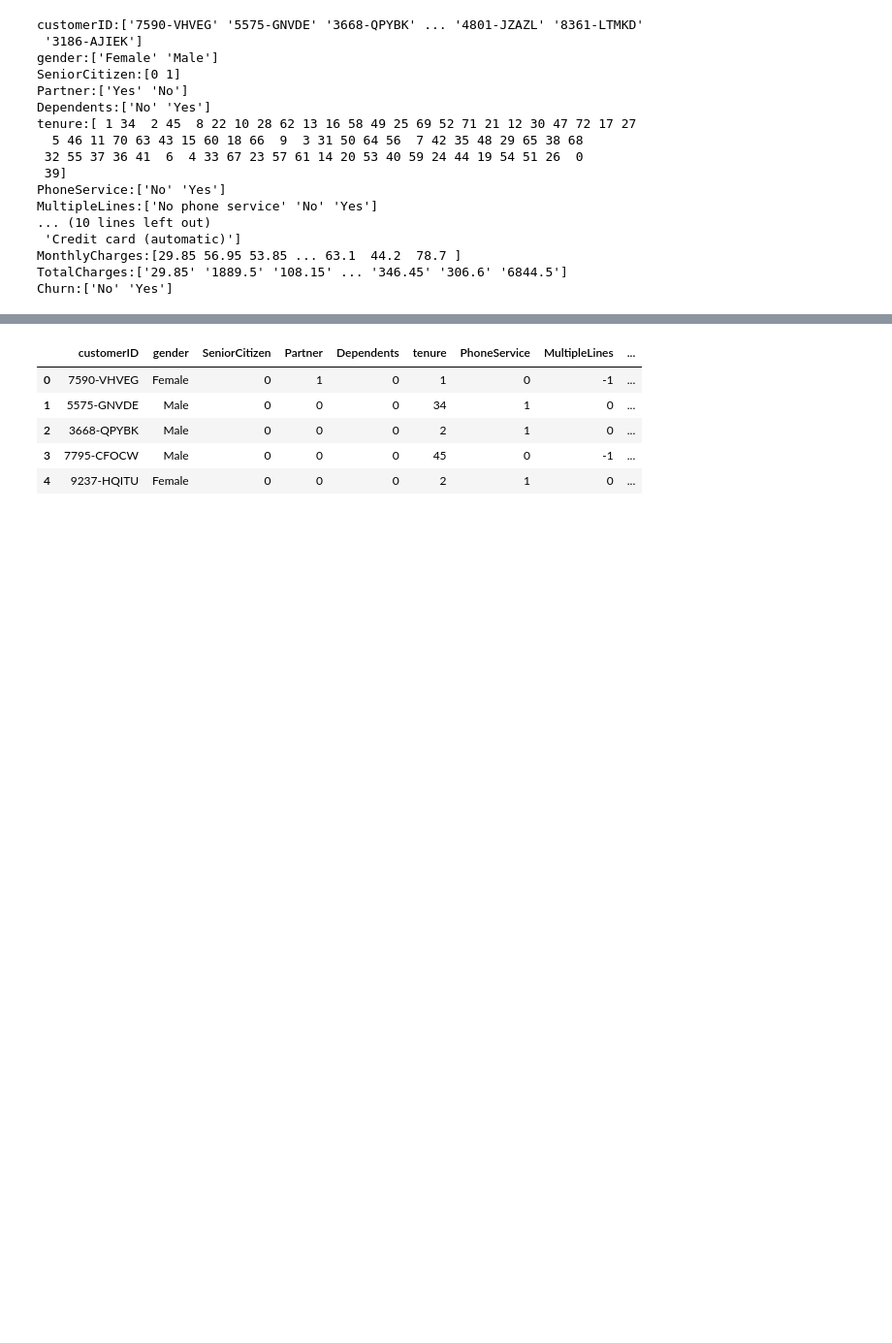
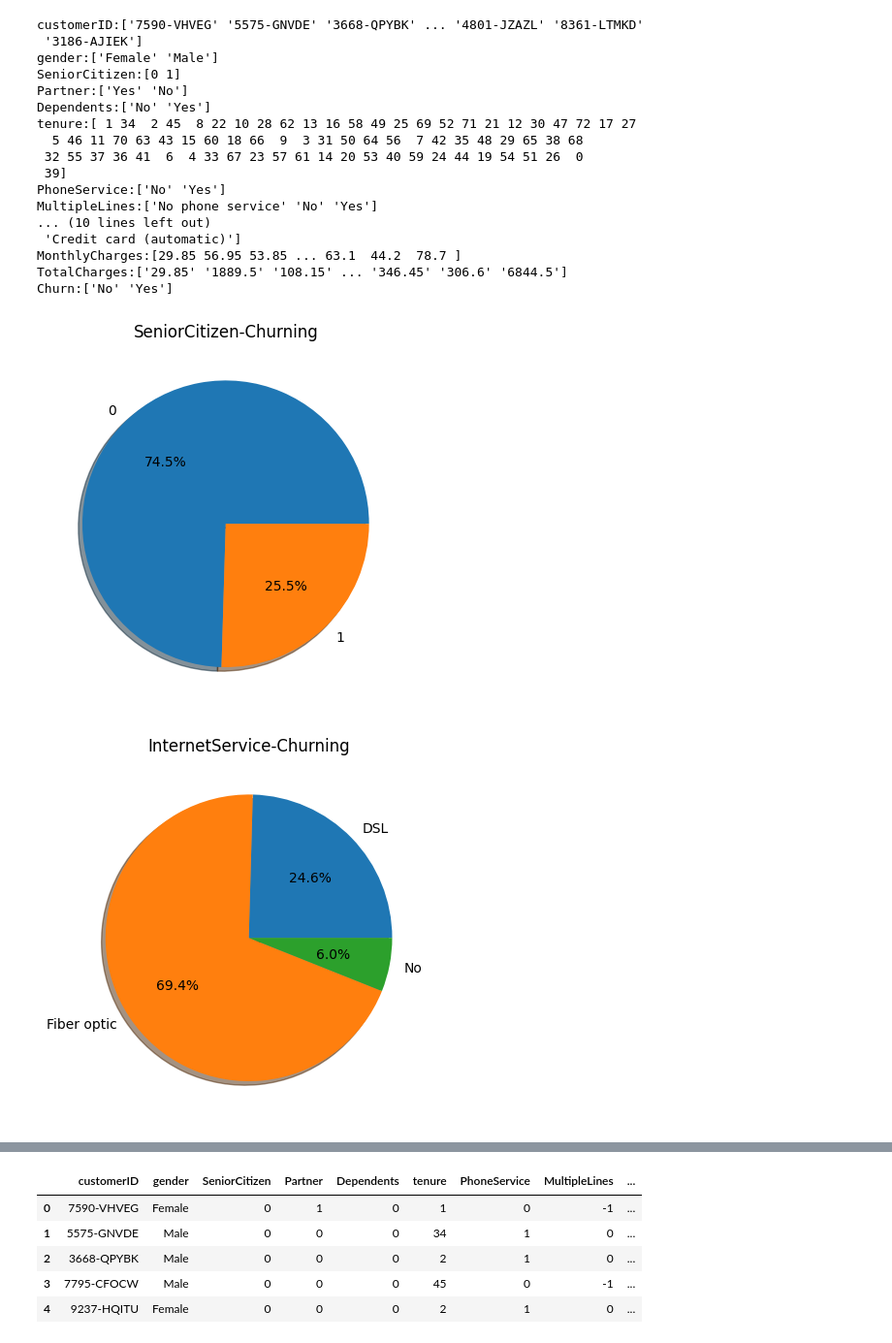
Before and after one commit to VinayakFTW/telco_customer_churn_prediction, a Jupyter notebook: preprocess.ipynb, the cells around one changed output, grey strips where cells are left out. Shown: that part at 97% size. Cells and saved outputs as stored; diff of their text form; code cells hidden in the pictures; blank space fills up the shorter version.

Commit message:
add raw collected data and preprocessed that

```diff
--- a/preprocess.ipynb
+++ b/preprocess.ipynb
@@ -58,6 +58,8 @@ def trinarizer(col):
             tri_lst.append(-1)
         elif val == 'No internet service':
             tri_lst.append(-1)
+        elif val == np.nan:
+            tri_lst.append(np.nan)
     return tri_lst
 # %%
 df.columns
@@ -89,3 +91,16 @@ MultipleLines:['No phone service' 'No' 'Yes']
 MonthlyCharges:[29.85 56.95 53.85 ... 63.1  44.2  78.7 ]
 TotalCharges:['29.85' '1889.5' '108.15' ... '346.45' '306.6' '6844.5']
 Churn:['No' 'Yes']
+# %%
+tri_data = trinarizer("Churn")
+df["Churn"] = tri_data
+# %%
+pi_features = df[['SeniorCitizen','InternetService','StreamingTV','StreamingMovies','Contract','PaymentMethod']]
+
+for ft in pi_features:
+    plt.pie(df.groupby(f'{ft}').Churn.sum(),labels=df[ft].unique(),autopct='%1.1f%%',shadow=True)
+    plt.title(f'{ft}-Churning')
+    plt.show()
+# %% [output]
+[figure, added]
+[figure, added]
```
Also changed, not shown: parts of 7 cells of this notebook, 3 other files.
